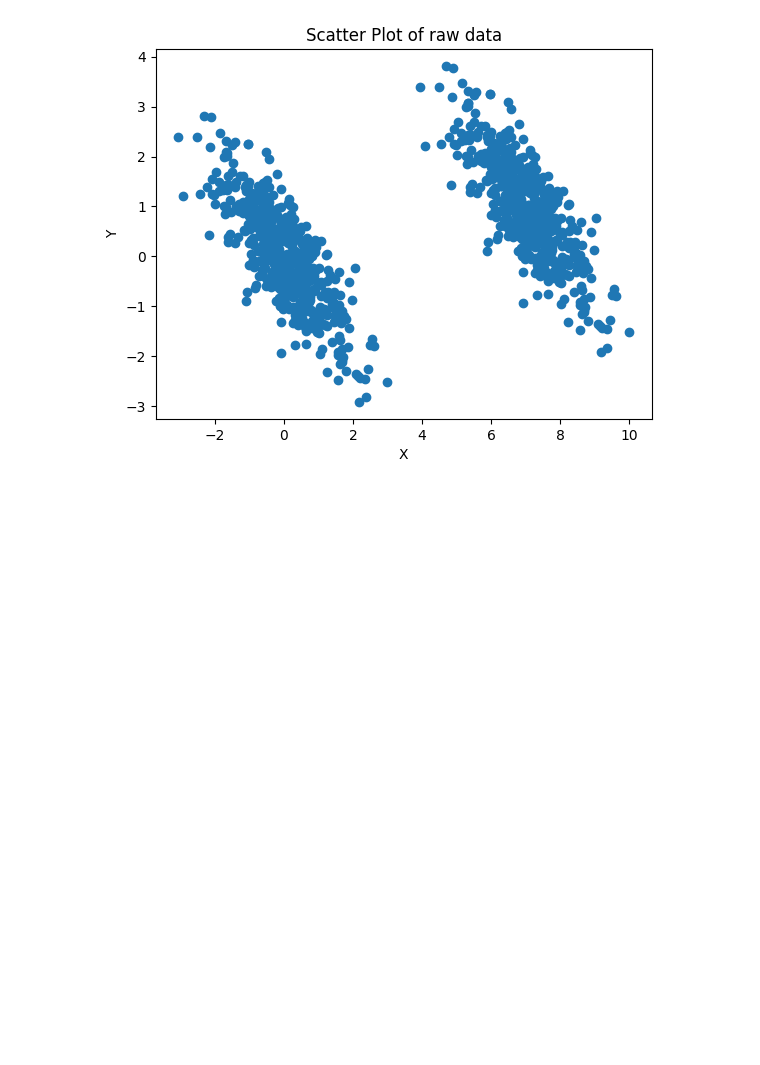
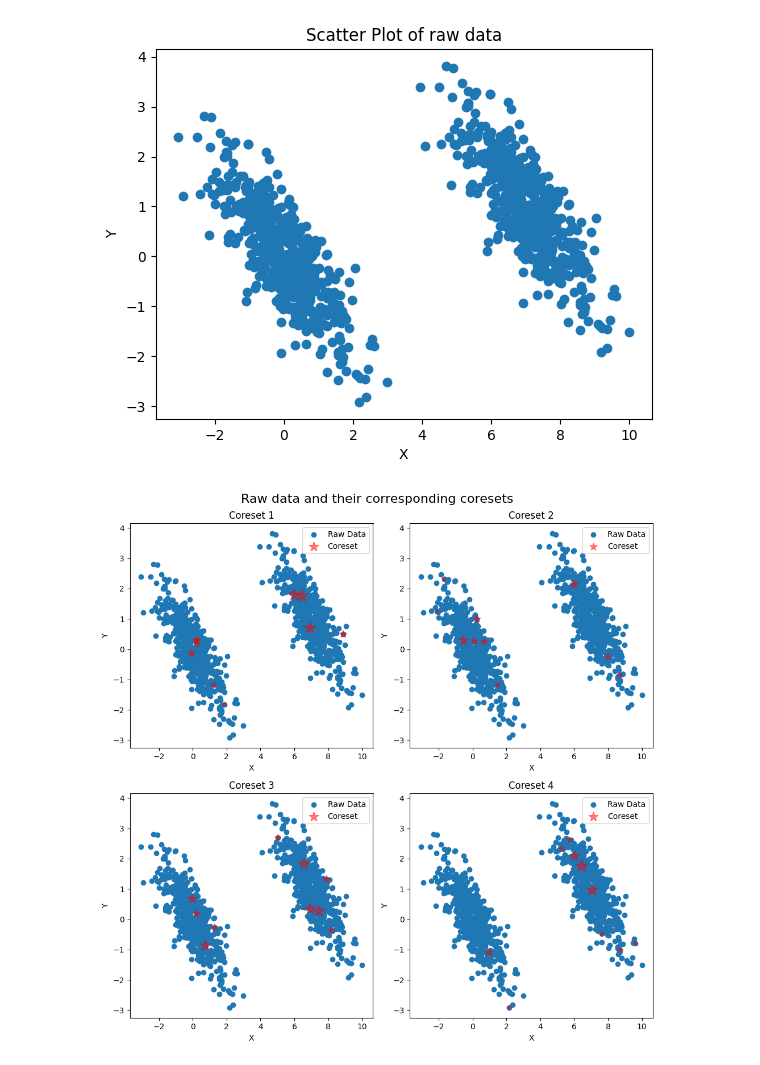
Before and after one commit to Boniface316/bigdata_vqa, a Jupyter notebook: Notebooks/00-Coreset.ipynb, the cells around one changed output. Saved outputs shown, nothing was run; the diff lists cells and outputs as text; code cells hidden in the pictures; blank space fills up the shorter version.

```diff
--- a/Notebooks/00-Coreset.ipynb
+++ b/Notebooks/00-Coreset.ipynb
@@ -21,3 +21,33 @@ plt.title('Scatter Plot of raw data')
 plt.show()
 # %% [output]
 [figure]
+# %%
+coreset = Coreset(raw_data = raw_data,
+                  number_of_sampling_for_centroids = number_of_sampling_for_centroids,
+                  coreset_size= coreset_size,
+                  number_of_coresets_to_evaluate=4,
+                  coreset_method="BFL16")
+
+centroids = coreset.get_best_centroids()
+
+coreset_vectors_list, coreset_weights_list = coreset.get_coresets_using_BFL16(centroids)
+
+fig, axs = plt.subplots(2, 2, figsize=(10, 10))
+fig.suptitle('Raw data and their corresponding coresets', fontsize=16)
+for i, (coreset_vector, coreset_weights) in enumerate(zip(coreset_vectors_list, coreset_weights_list)):
+    df = pd.DataFrame(coreset_vector)
+    df.columns = ['X', 'Y']
+    df['Weights'] = coreset_weights
+
+    ax = axs[i // 2, i % 2]
+    ax.scatter(raw_data[:, 0], raw_data[:, 1], label='Raw Data')
+    ax.scatter(df['X'], df['Y'], s=df['Weights'], label='Coreset', alpha=0.5, color='r', marker='*')
+    ax.set_xlabel('X')
+    ax.set_ylabel('Y')
+    ax.set_title(f'Coreset {i+1}')
+    ax.legend()
+
+plt.tight_layout()
+plt.show()
+# %% [output]
+[figure, added]
```
Also changed, not shown: parts of 7 cells of this notebook, 2 other files.
